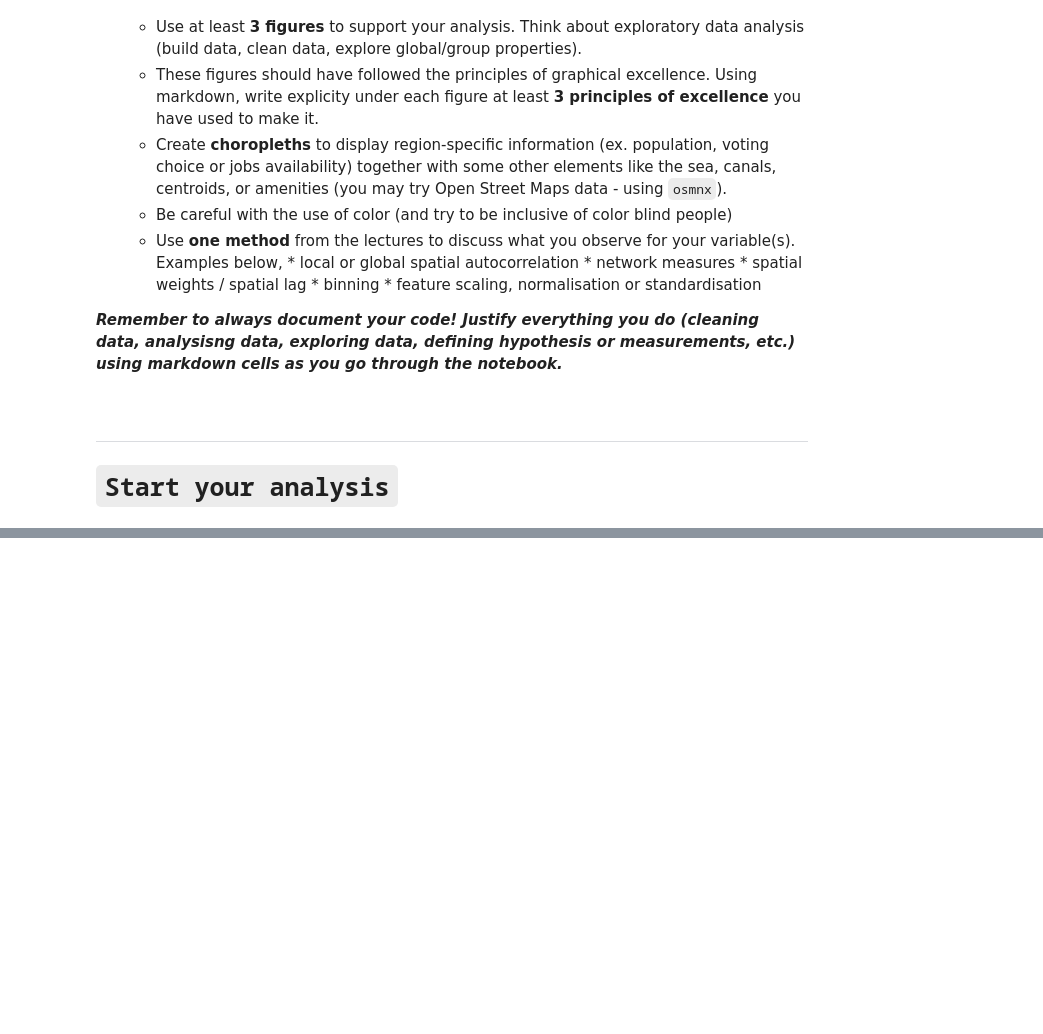
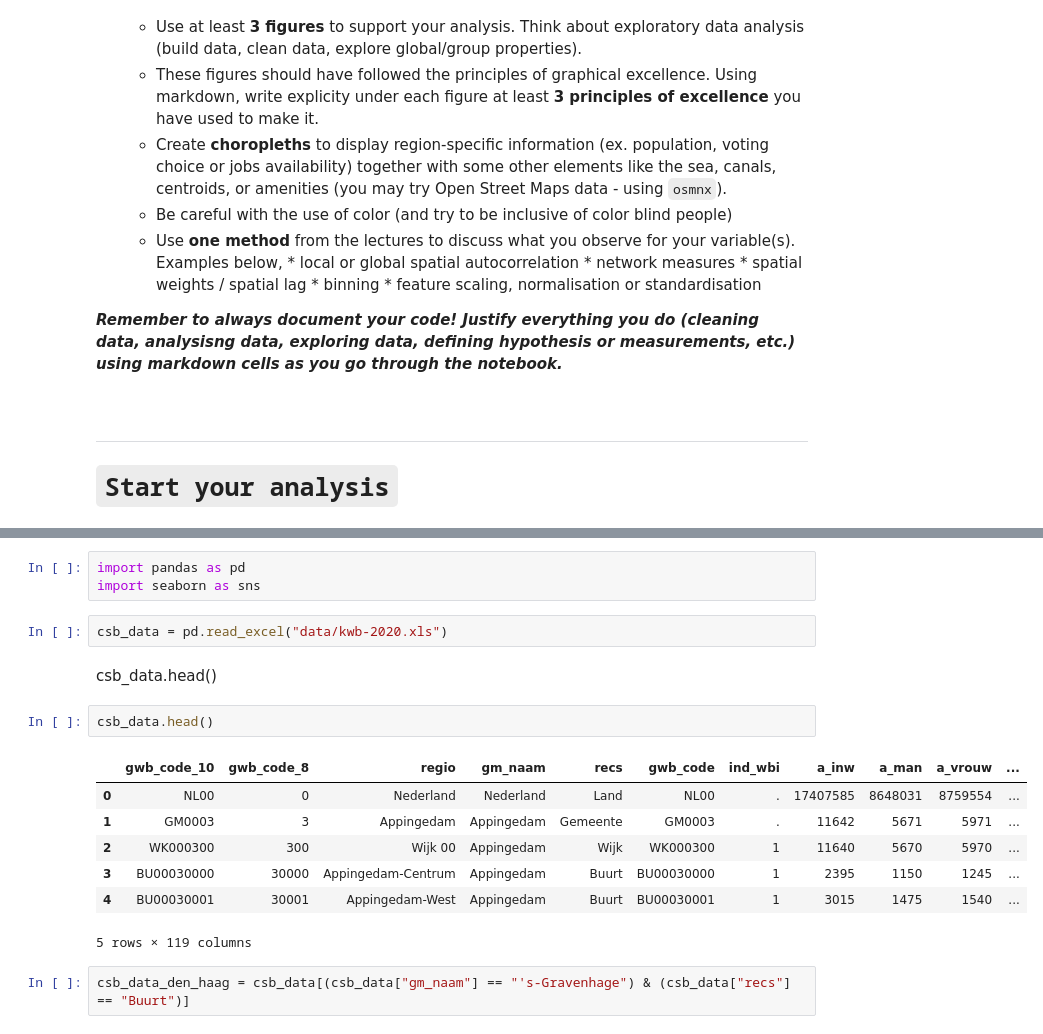
Before and after one commit to alex-dietz/intro-data-science, a Jupyter notebook: assignment-02/assignment-02.ipynb, the cells around one changed output, grey strips where cells are left out. Saved outputs shown, nothing was run; the diff lists cells and outputs as text; blank space fills up the shorter version.

```diff
--- a/assignment-02/assignment-02.ipynb
+++ b/assignment-02/assignment-02.ipynb
@@ -139,0 +173,19 @@ For your convenience, the assignment has been divided into the following tasks,
+# %%
+import pandas as pd
+import seaborn as sns
+# %%
+csb_data = pd.read_excel("data/kwb-2020.xls")
+# %% [markdown]
+csb_data.head()
+# %%
+csb_data.head()
+# %% [output]
+|  | gwb_code_10 | gwb_code_8 | regio | gm_naam | recs | gwb_code | ind_wbi | a_inw | a_man | a_vrouw | ... |
+| 0 | NL00 | 0 | Nederland | Nederland | Land | NL00 | . | 17407585 | 8648031 | 8759554 | ... |
+| 1 | GM0003 | 3 | Appingedam | Appingedam | Gemeente | GM0003 | . | 11642 | 5671 | 5971 | ... |
+| 2 | WK000300 | 300 | Wijk 00 | Appingedam | Wijk | WK000300 | 1 | 11640 | 5670 | 5970 | ... |
+| 3 | BU00030000 | 30000 | Appingedam-Centrum | Appingedam | Buurt | BU00030000 | 1 | 2395 | 1150 | 1245 | ... |
+| 4 | BU00030001 | 30001 | Appingedam-West | Appingedam | Buurt | BU00030001 | 1 | 3015 | 1475 | 1540 | ... |
+5 rows × 119 columns
+# %%
+csb_data_den_haag = csb_data[(csb_data["gm_naam"] == "'s-Gravenhage") & (csb_data["recs"] == "Buurt")]
```
Also changed, not shown: parts of 16 cells of this notebook.
